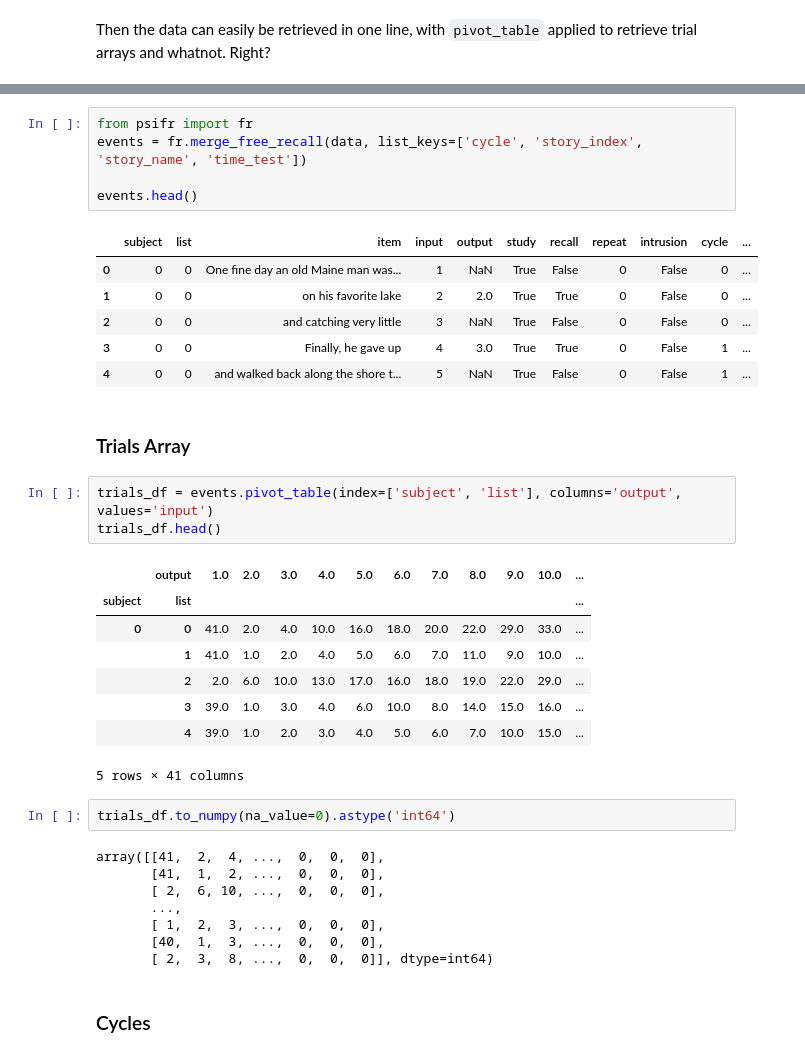
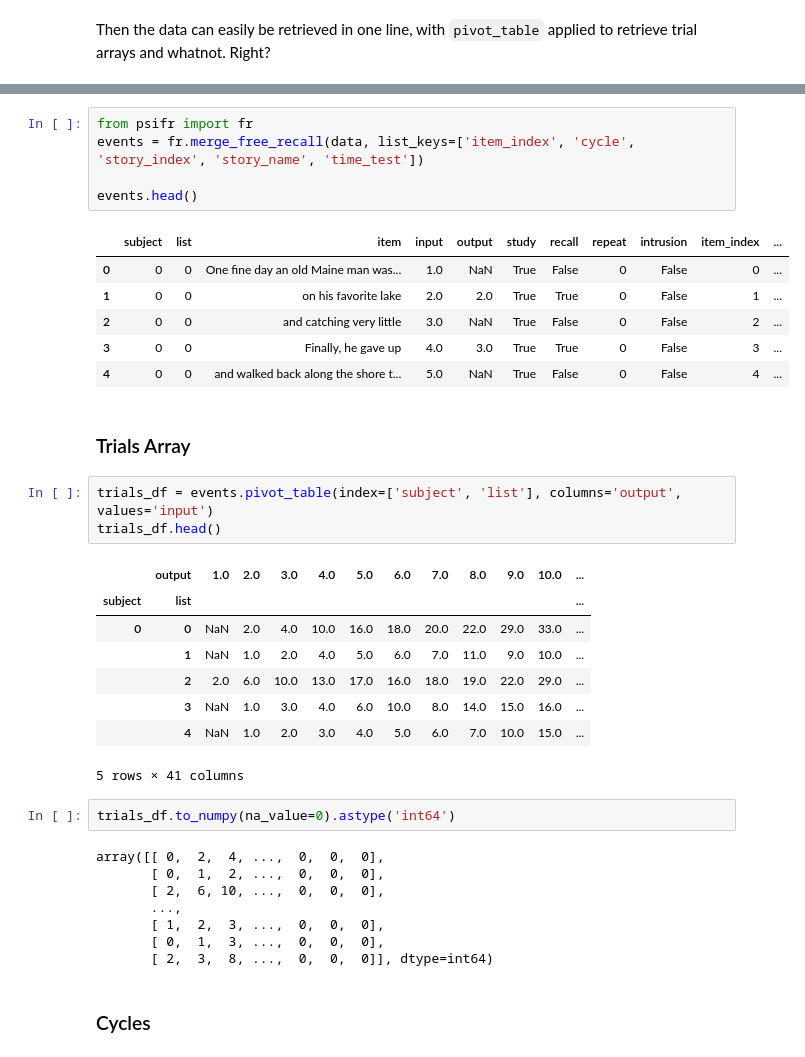
Before and after one commit to githubpsyche/narrative_cmr, a Jupyter notebook: 01_Data_Preparation.ipynb, the cells around one changed output, grey strips where cells are left out. Drawn from its saved outputs; the diff is of its cells as text.

```diff
--- a/01_Data_Preparation.ipynb
+++ b/01_Data_Preparation.ipynb
@@ -247,15 +247,15 @@ data.head()
 # %%
 from psifr import fr
-events = fr.merge_free_recall(data, list_keys=['cycle', 'story_index', 'story_name', 'time_test'])
+events = fr.merge_free_recall(data, list_keys=['item_index', 'cycle', 'story_index', 'story_name', 'time_test'])
 
 events.head()
 # %% [output]
-|  | subject | list | item | input | output | study | recall | repeat | intrusion | cycle | ... |
-| 0 | 0 | 0 | One fine day an old Maine man was... | 1 | NaN | True | False | 0 | False | 0 | ... |
-| 1 | 0 | 0 | on his favorite lake | 2 | 2.0 | True | True | 0 | False | 0 | ... |
-| 2 | 0 | 0 | and catching very little | 3 | NaN | True | False | 0 | False | 0 | ... |
-| 3 | 0 | 0 | Finally, he gave up | 4 | 3.0 | True | True | 0 | False | 1 | ... |
-| 4 | 0 | 0 | and walked back along the shore t... | 5 | NaN | True | False | 0 | False | 1 | ... |
+|  | subject | list | item | input | output | study | recall | repeat | intrusion | item_index | ... |
+| 0 | 0 | 0 | One fine day an old Maine man was... | 1.0 | NaN | True | False | 0 | False | 0 | ... |
+| 1 | 0 | 0 | on his favorite lake | 2.0 | 2.0 | True | True | 0 | False | 1 | ... |
+| 2 | 0 | 0 | and catching very little | 3.0 | NaN | True | False | 0 | False | 2 | ... |
+| 3 | 0 | 0 | Finally, he gave up | 4.0 | 3.0 | True | True | 0 | False | 3 | ... |
+| 4 | 0 | 0 | and walked back along the shore t... | 5.0 | NaN | True | False | 0 | False | 4 | ... |
 # %% [markdown]
 ### Trials Array
 # %%
@@ -264,21 +264,21 @@ trials_df.head()
 # %% [output]
 |  | output | 1.0 | 2.0 | 3.0 | 4.0 | 5.0 | 6.0 | 7.0 | 8.0 | 9.0 | 10.0 | ... |
 | subject | list |  |  |  |  |  |  |  |  |  |  | ... |
-| 0 | 0 | 41.0 | 2.0 | 4.0 | 10.0 | 16.0 | 18.0 | 20.0 | 22.0 | 29.0 | 33.0 | ... |
-|  | 1 | 41.0 | 1.0 | 2.0 | 4.0 | 5.0 | 6.0 | 7.0 | 11.0 | 9.0 | 10.0 | ... |
+| 0 | 0 | NaN | 2.0 | 4.0 | 10.0 | 16.0 | 18.0 | 20.0 | 22.0 | 29.0 | 33.0 | ... |
+|  | 1 | NaN | 1.0 | 2.0 | 4.0 | 5.0 | 6.0 | 7.0 | 11.0 | 9.0 | 10.0 | ... |
 |  | 2 | 2.0 | 6.0 | 10.0 | 13.0 | 17.0 | 16.0 | 18.0 | 19.0 | 22.0 | 29.0 | ... |
-|  | 3 | 39.0 | 1.0 | 3.0 | 4.0 | 6.0 | 10.0 | 8.0 | 14.0 | 15.0 | 16.0 | ... |
-|  | 4 | 39.0 | 1.0 | 2.0 | 3.0 | 4.0 | 5.0 | 6.0 | 7.0 | 10.0 | 15.0 | ... |
+|  | 3 | NaN | 1.0 | 3.0 | 4.0 | 6.0 | 10.0 | 8.0 | 14.0 | 15.0 | 16.0 | ... |
+|  | 4 | NaN | 1.0 | 2.0 | 3.0 | 4.0 | 5.0 | 6.0 | 7.0 | 10.0 | 15.0 | ... |
 5 rows × 41 columns
 # %%
 trials_df.to_numpy(na_value=0).astype('int64')
 # %% [output]
-array([[41,  2,  4, ...,  0,  0,  0],
-       [41,  1,  2, ...,  0,  0,  0],
+array([[ 0,  2,  4, ...,  0,  0,  0],
+       [ 0,  1,  2, ...,  0,  0,  0],
        [ 2,  6, 10, ...,  0,  0,  0],
        ...,
        [ 1,  2,  3, ...,  0,  0,  0],
-       [40,  1,  3, ...,  0,  0,  0],
+       [ 0,  1,  3, ...,  0,  0,  0],
        [ 2,  3,  8, ...,  0,  0,  0]], dtype=int64)
 # %% [markdown]
 ### Cycles
```
Also changed, not shown: parts of 8 cells of this notebook, 10 other files.
